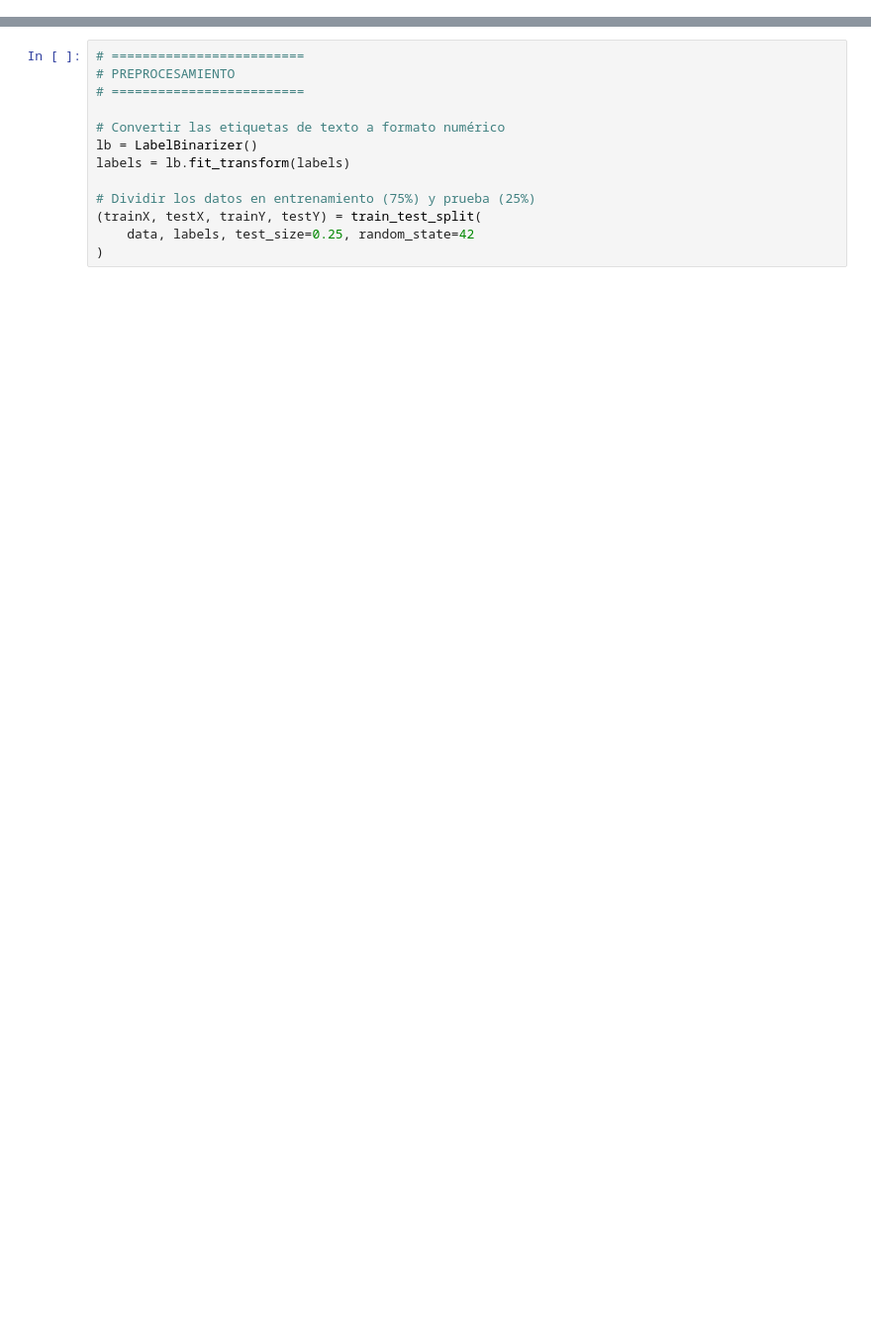
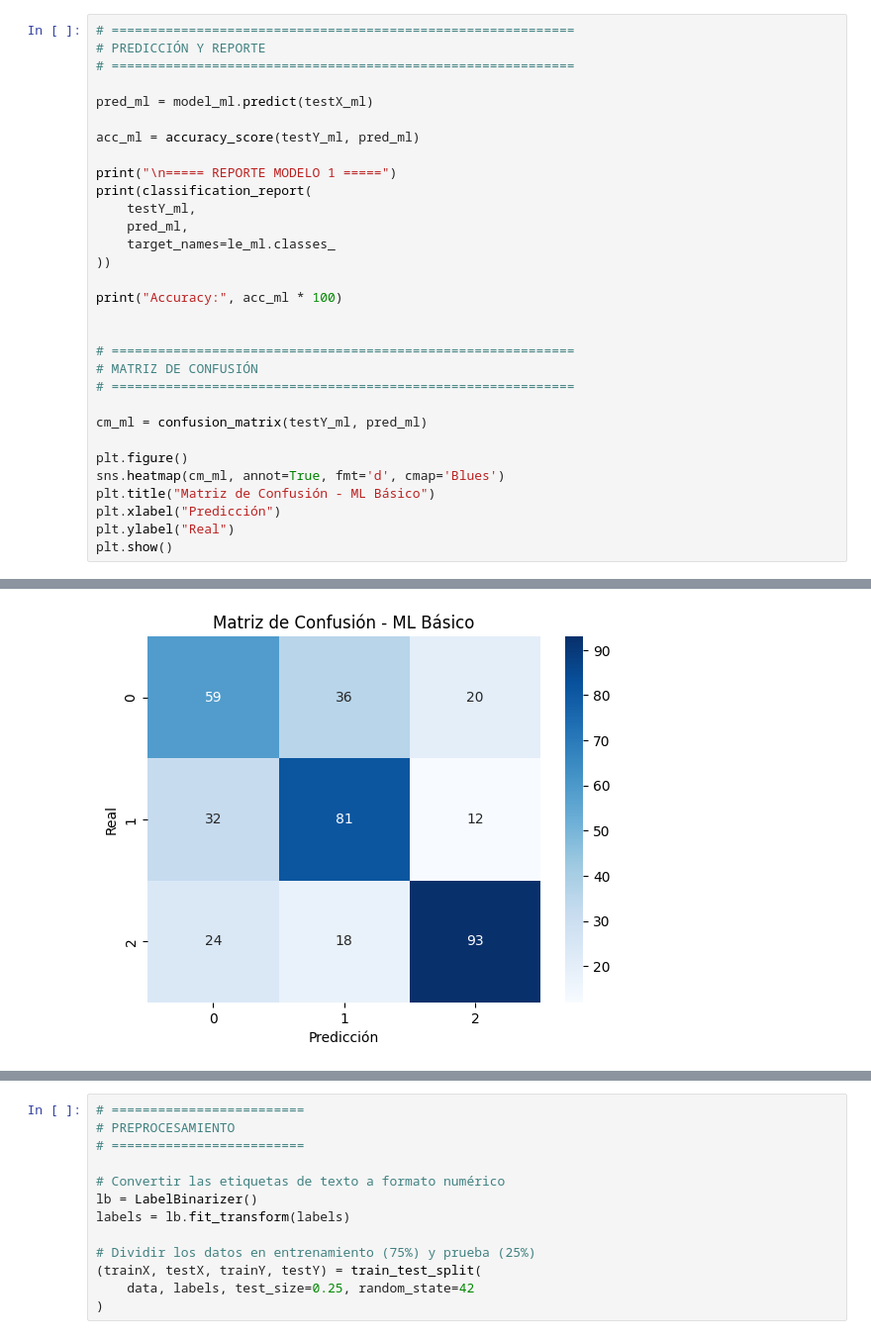
Before and after one commit to LuisMesa10/DeepLearning, a Jupyter notebook: RETO_2_LANDUSE.ipynb, the cells around one changed output, grey strips where cells are left out. Shown at 99% size. Cells and saved outputs as stored; diff of their text form; blank space fills up the shorter version.

```diff
--- a/RETO_2_LANDUSE.ipynb
+++ b/RETO_2_LANDUSE.ipynb
@@ -32,0 +132,32 @@ Mounted at /content/drive
+# %%
+# ============================================================
+# PREDICCIÓN Y REPORTE
+# ============================================================
+
+pred_ml = model_ml.predict(testX_ml)
+
+acc_ml = accuracy_score(testY_ml, pred_ml)
+
+print("\n===== REPORTE MODELO 1 =====")
+print(classification_report(
+    testY_ml,
+    pred_ml,
+    target_names=le_ml.classes_
+))
+
+print("Accuracy:", acc_ml * 100)
+
+
+# ============================================================
+# MATRIZ DE CONFUSIÓN
+# ============================================================
+
+cm_ml = confusion_matrix(testY_ml, pred_ml)
+
+plt.figure()
+sns.heatmap(cm_ml, annot=True, fmt='d', cmap='Blues')
+plt.title("Matriz de Confusión - ML Básico")
+plt.xlabel("Predicción")
+plt.ylabel("Real")
+plt.show()
+# %% [output]
@@ -32,0 +176 @@ Mounted at /content/drive
+[figure, added]
```
Also changed, not shown: parts of 24 cells of this notebook.
